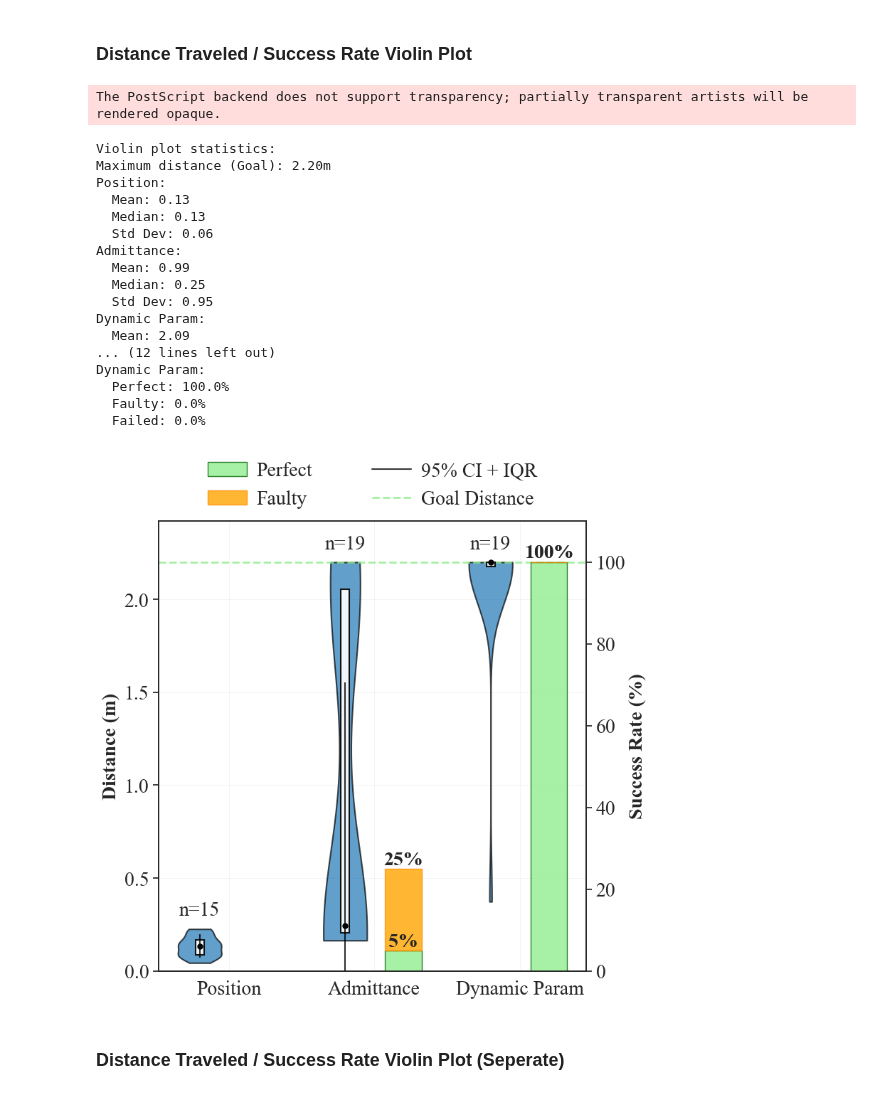
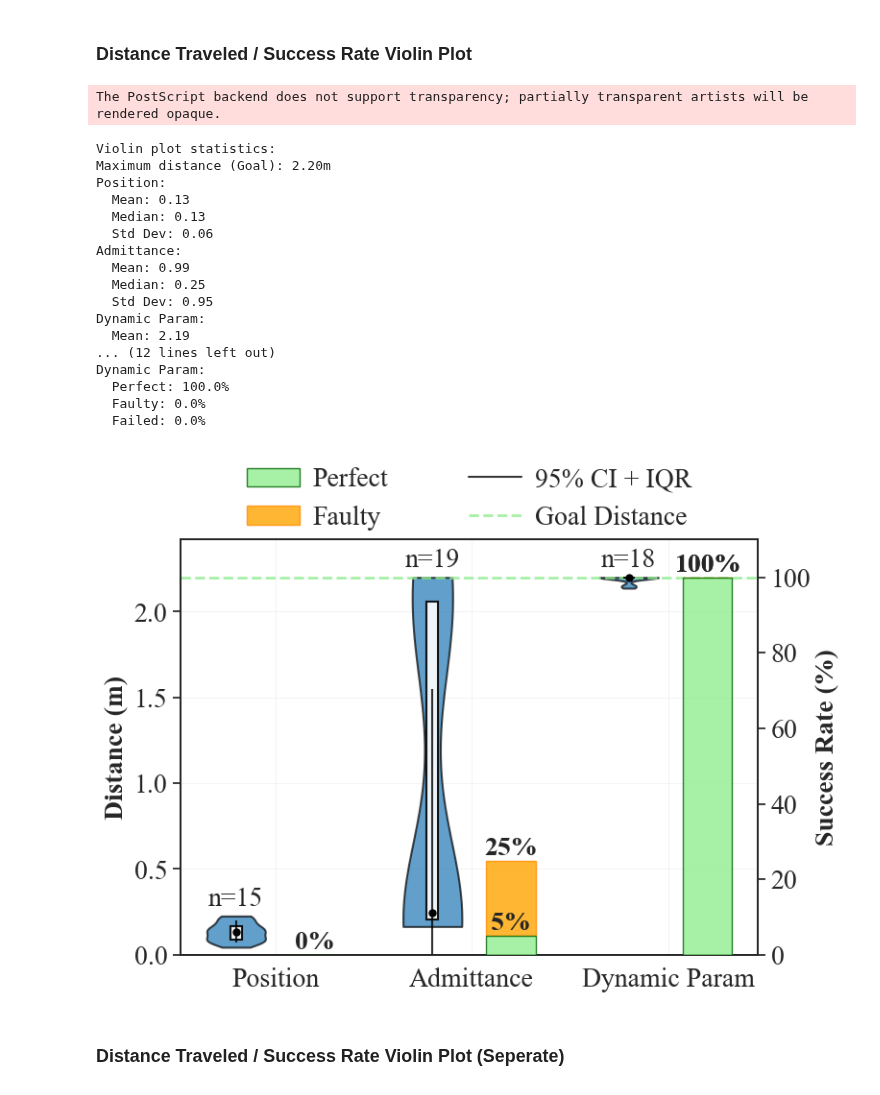
Before and after one commit to BCLab-UNM/MARIAM, a Jupyter notebook: analysis/vicon_experiments/distance_box_plot_generator.ipynb, the cells around one changed output. Cells and saved outputs as stored; diff of their text form; code cells hidden in the pictures.

Commit message:
remove another bad trial

```diff
--- a/analysis/vicon_experiments/distance_box_plot_generator.ipynb
+++ b/analysis/vicon_experiments/distance_box_plot_generator.ipynb
@@ -276,7 +274,7 @@ def calculate_distance_traveled(data):
                 total_distance = min(np.sum(payload_distances), 2.20)
 
                 distances.append(total_distance)
-                # print(f"  Trial {trial_num}: {total_distance:.3f}")
+                print(f"  Trial {trial_num}: {total_distance:.3f}")
 
             except Exception as e:
                 print(f"  Error in trial {trial_num}: {e}")
@@ -289,9 +287,9 @@ def calculate_distance_traveled(data):
 distance_results = calculate_distance_traveled(data=processed_data)
 
 # Print all distances
-print("Distances traveled for debugging:")
-for controller, distances in distance_results.items():
-    for distance in distances:
-        print(f"  {controller} controller distance: {distance:.3f}")
+# print("Distances traveled for debugging:")
+# for controller, distances in distance_results.items():
+#     for distance in distances:
+#         print(f"  {controller} controller distance: {distance:.3f}")
 # %% [output]
 Processing p controller...
@@ -760,19 +758,18 @@ def create_distance_violin_plot(distance_results, success_rates, fig_size=(18, 6
     # Create stacked bars with different colors and patterns
     bars1 = ax2.bar(bar_positions, perfect_rates, bar_width,
                    label='Perfect', color='lightgreen', edgecolor='darkgreen',
-                   linewidth=1, alpha=0.8)
+                   linewidth=1, alpha=0.8, zorder=3)
     bars2 = ax2.bar(bar_positions, faulty_rates, bar_width,
                    bottom=perfect_rates, label='Faulty', color='orange',
-                   edgecolor='darkorange', linewidth=1, alpha=0.8)
+                   edgecolor='darkorange', linewidth=1, alpha=0.8, zorder=2)
 
     # Add text labels above bars
     for i, (perfect_rate, faulty_rate) in enumerate(zip(perfect_rates, faulty_rates)):
         x_pos = bar_positions[i]
 
         # Text above perfect bar (green section)
-        if perfect_rate > 0:
-            ax2.text(x_pos, perfect_rate + 0, f'{perfect_rate:.0f}%',
-                    ha='center', va='bottom', fontsize=fontsize, fontweight='bold')
+        ax2.text(x_pos, perfect_rate + 0, f'{perfect_rate:.0f}%',
+                ha='center', va='bottom', fontsize=fontsize, fontweight='bold')
 
         # Text above faulty bar (orange section) - shows combined perfect + faulty rate
         combined_rate = perfect_rate + faulty_rate
@@ -802,7 +799,7 @@ def create_distance_violin_plot(distance_results, success_rates, fig_size=(18, 6
 
         # Place text slightly above the upper whisker
         y_min, y_max = ax1.get_ylim()
-        ax1.text(i - bar_offset, upper_whisker + (y_max - y_min) * 0.02, f'n={n}',
+        ax1.text(i - bar_offset, upper_whisker + (y_max - y_min) * 0.01, f'n={n}',
                  ha='center', va='bottom', fontsize=fontsize, fontweight='normal')
 
     # Create legend above the plot with custom ordering
@@ -844,7 +841,7 @@ def create_distance_violin_plot(distance_results, success_rates, fig_size=(18, 6
     # Create legend above the plot spanning full width
     legend = ax1.legend(ordered_lines, ordered_labels,
                        loc='upper center',           # Center horizontally
-                       bbox_to_anchor=(0.5, 1.15),  # Moved higher to avoid collision
+                       bbox_to_anchor=(0.5, 1.2),  # Moved higher to avoid collision
                        ncol=2,                      # 2 columns = 2 rows when items > 2
                        fontsize=fontsize,
                        framealpha=0.0,              # Transparent background
@@ -880,36 +877,36 @@ def create_distance_violin_plot(distance_results, success_rates, fig_size=(18, 6
 
         if controller_key and controller_key in success_rates:
             rates = success_rates[controller_key]
             print(f"{controller_type}:")
             print(f"  Perfect: {rates['perfect']*100:.1f}%")
             print(f"  Faulty: {rates['faulty']*100:.1f}%")
             print(f"  Failed: {rates['failed']*100:.1f}%")
 
     plt.tight_layout()
     plt.show()
 
 # Call the function (replace your original function call with this)
-create_distance_violin_plot(distance_results=distance_results, success_rates=success_rates, fig_size=(8, 8), fontsize=20)
+create_distance_violin_plot(distance_results=distance_results, success_rates=success_rates, fig_size=(8, 6), fontsize=20)
 # %% [output]
 The PostScript backend does not support transparency; partially transparent artists will be rendered opaque.
 Violin plot statistics:
 Maximum distance (Goal): 2.20m
 Position:
   Mean: 0.13
   Median: 0.13
   Std Dev: 0.06
 Admittance:
   Mean: 0.99
   Median: 0.25
   Std Dev: 0.95
 Dynamic Param:
-  Mean: 2.09
+  Mean: 2.19
 ... (12 lines left out)
 Dynamic Param:
   Perfect: 100.0%
   Faulty: 0.0%
   Failed: 0.0%
-[figure, old version]
+[figure, new version]
 # %% [markdown]
 ### Distance Traveled / Success Rate Violin Plot (Seperate)
 # %%
```
Also changed, not shown: parts of 5 cells of this notebook, 14 other files.
